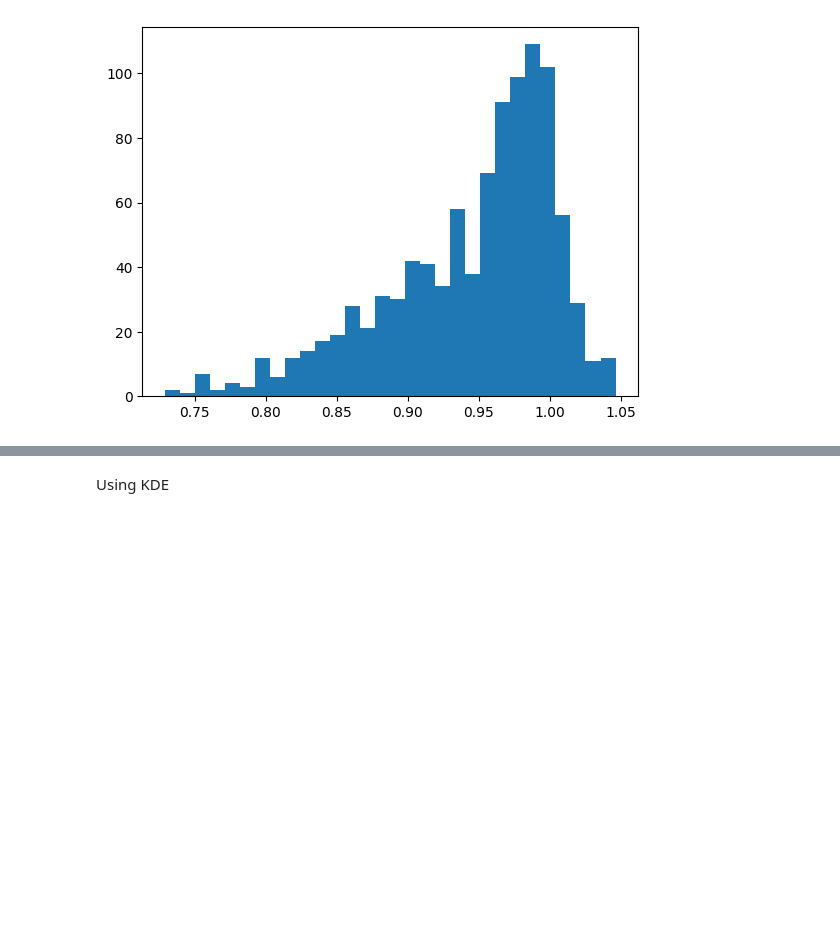
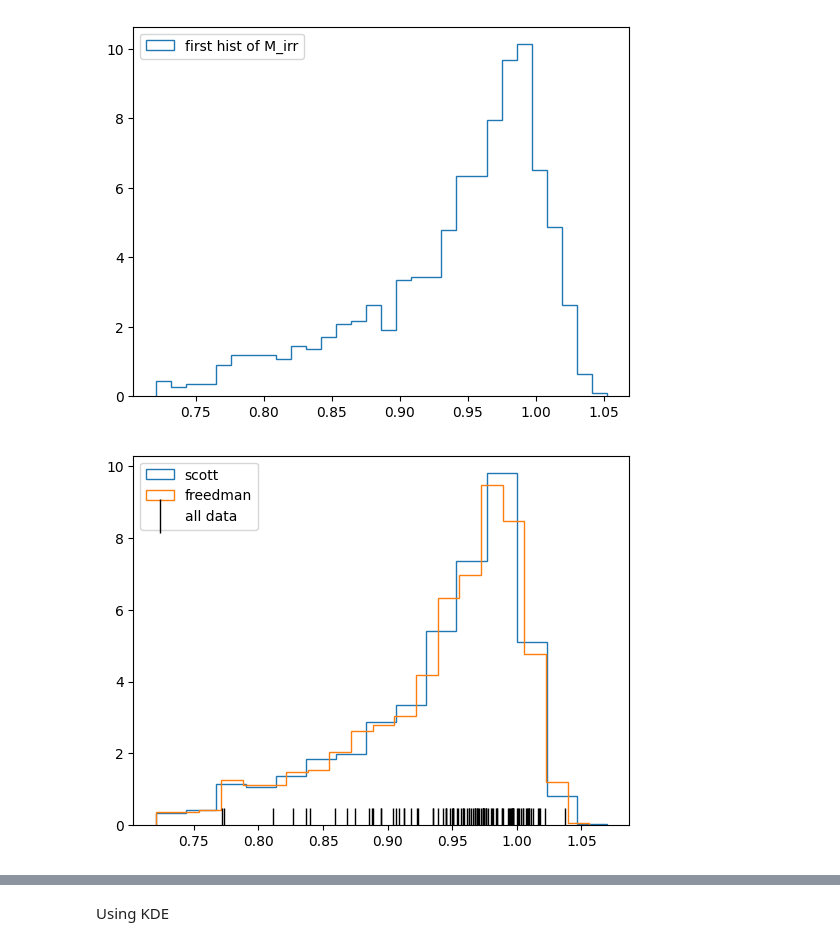
Before and after one commit to Sofiadossena/astrostatistics_bicocca_2025, a Jupyter notebook: working/Bhmass.ipynb, the cells around one changed output, grey strips where cells are left out. Saved outputs shown, nothing was run; the diff lists cells and outputs as text; code cells hidden in the pictures; blank space fills up the shorter version.

```diff
--- a/working/Bhmass.ipynb
+++ b/working/Bhmass.ipynb
@@ -1,24 +1,35 @@
 # %%
 import numpy as np
 import matplotlib.pyplot as plt
 import random
 import sklearn
 from random import sample
 from sklearn.neighbors import KernelDensity
 import scipy
 import scipy.integrate as integrate
+import astropy.visualization.hist
+
 
 sigma=0.02
 mu=1
 
 chi=np.random.uniform(0,1,1000)
 M=np.random.normal(mu,sigma,1000)
 
 def f(X):
     return np.sqrt((1+np.sqrt(1-X**2))/2)
 
 M_irr=M*f(chi)
-plt.hist(M_irr,30)
+plt.hist(M_irr,30, histtype='step', density=True, label='first hist of M_irr')
+plt.legend()
 plt.show()
+
+# rules of thumb of the bin's number
+astropy.visualization.hist(M_irr, bins="scott", histtype="step",density=True, label='scott')
+astropy.visualization.hist(M_irr, bins="freedman", histtype="step",density=True, label='freedman')
+plt.plot(M_irr[:100], 0*M_irr[:100], '|', color='k', markersize=25, label="all data");
+plt.legend()
+plt.show()
 # %% [output]
-[figure, old version]
+[figure, new version]
+[figure, added]
```
Also changed, not shown: parts of 6 cells of this notebook.
